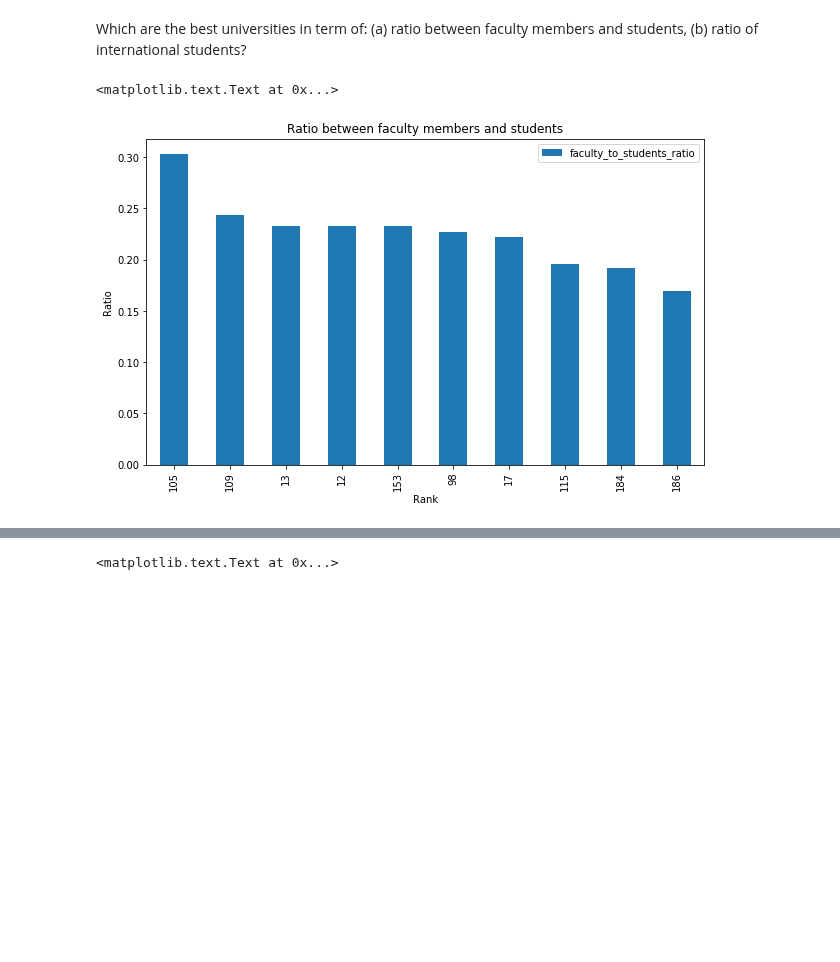
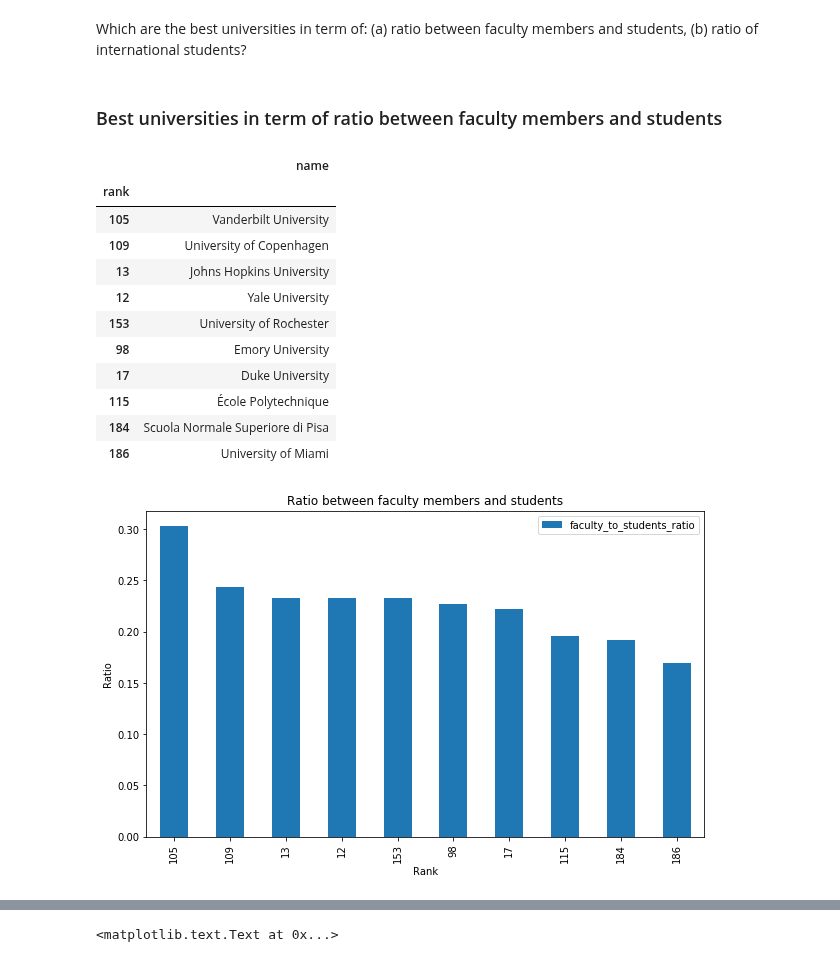
Before and after one commit to mosimann/ADA, a Jupyter notebook: Homework 2.ipynb, the cells around one changed output, grey strips where cells are left out. Saved outputs shown, nothing was run; the diff lists cells and outputs as text; code cells hidden in the pictures; blank space fills up the shorter version.

Commit message:
Work on texts

```diff
--- a/Homework 2.ipynb
+++ b/Homework 2.ipynb
@@ -290,15 +287,30 @@ times_df.head()
 | 5 | Massachusetts Institute of Techno... | United States | 11177 | 3800 | 1284 | North America |
 # %% [markdown]
 Which are the best universities in term of: (a) ratio between faculty members and students, (b) ratio of international students?
+# %% [markdown]
+### Best universities in term of ratio between faculty members and students
 # %%
 df = times_df.copy()
 df['faculty_to_students_ratio'] = df['total_faculty'] / df['total_students']
 highest_faculty_to_student_times = df.sort_values('faculty_to_students_ratio', ascending=False).head(10).loc[:, ['name', 'faculty_to_students_ratio']]
 
 
 p7 = highest_faculty_to_student_times.plot(kind='bar',title='Ratio between faculty members and students',figsize=(10,6))
 p7.set_ylabel("Ratio")
 p7.set_xlabel("Rank")
+
+highest_faculty_to_student_times[['name']]
 # %% [output]
-<matplotlib.text.Text at 0x...>
+|  | name |
+| rank |  |
+| 105 | Vanderbilt University |
+| 109 | University of Copenhagen |
+| 13 | Johns Hopkins University |
+| 12 | Yale University |
+| 153 | University of Rochester |
+| 98 | Emory University |
+| 17 | Duke University |
+| 115 | École Polytechnique |
+| 184 | Scuola Normale Superiore di Pisa |
+| 186 | University of Miami |
 [figure]
```
Also changed, not shown: parts of 29 cells of this notebook.
